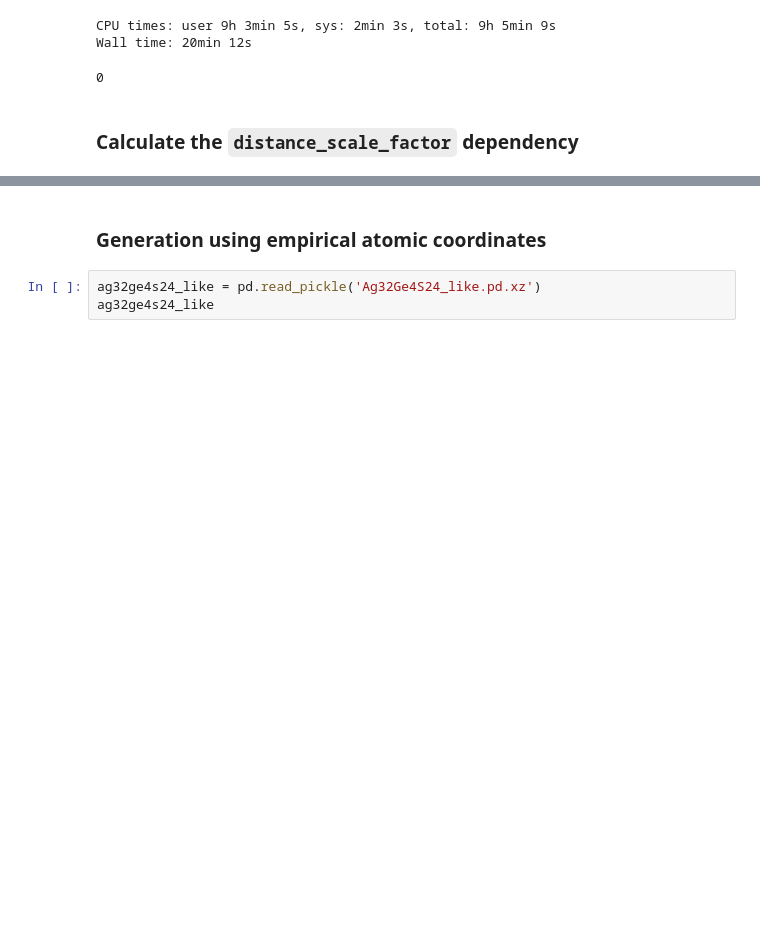
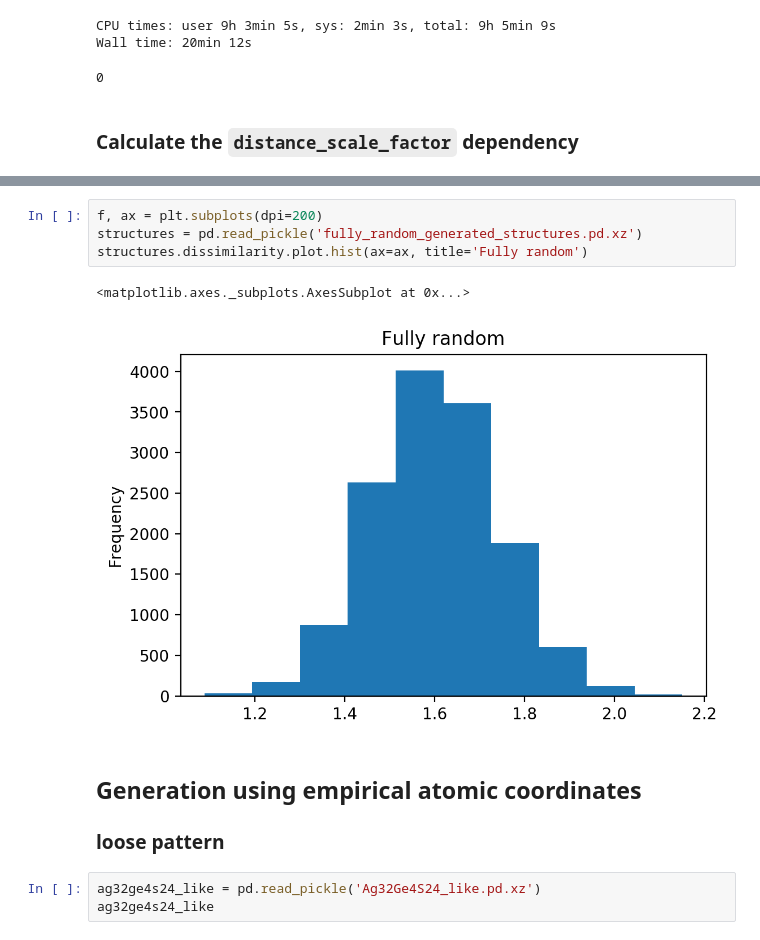
Before and after one commit to yoshida-lab/crystallus, a Jupyter notebook: examples/test_complicate_case.ipynb, the cells around one changed output, grey strips where cells are left out. Drawn from its saved outputs; the diff is of its cells as text; blank space fills up the shorter version.

```diff
--- a/examples/test_complicate_case.ipynb
+++ b/examples/test_complicate_case.ipynb
@@ -144,5 +206,14 @@ From the result of `distance_scale_factor` dependency. Set the `distance_scale_f
+# %%
+f, ax = plt.subplots(dpi=200)
+structures = pd.read_pickle('fully_random_generated_structures.pd.xz')
+structures.dissimilarity.plot.hist(ax=ax, title='Fully random')
+# %% [output]
+<matplotlib.axes._subplots.AxesSubplot at 0x...>
+[figure, added]
 # %% [markdown]
-### Generation using empirical atomic coordinates
+## Generation using empirical atomic coordinates
+
+### loose pattern
 # %%
 ag32ge4s24_like = pd.read_pickle('Ag32Ge4S24_like.pd.xz')
 ag32ge4s24_like
```
Also changed, not shown: parts of 56 cells of this notebook.
